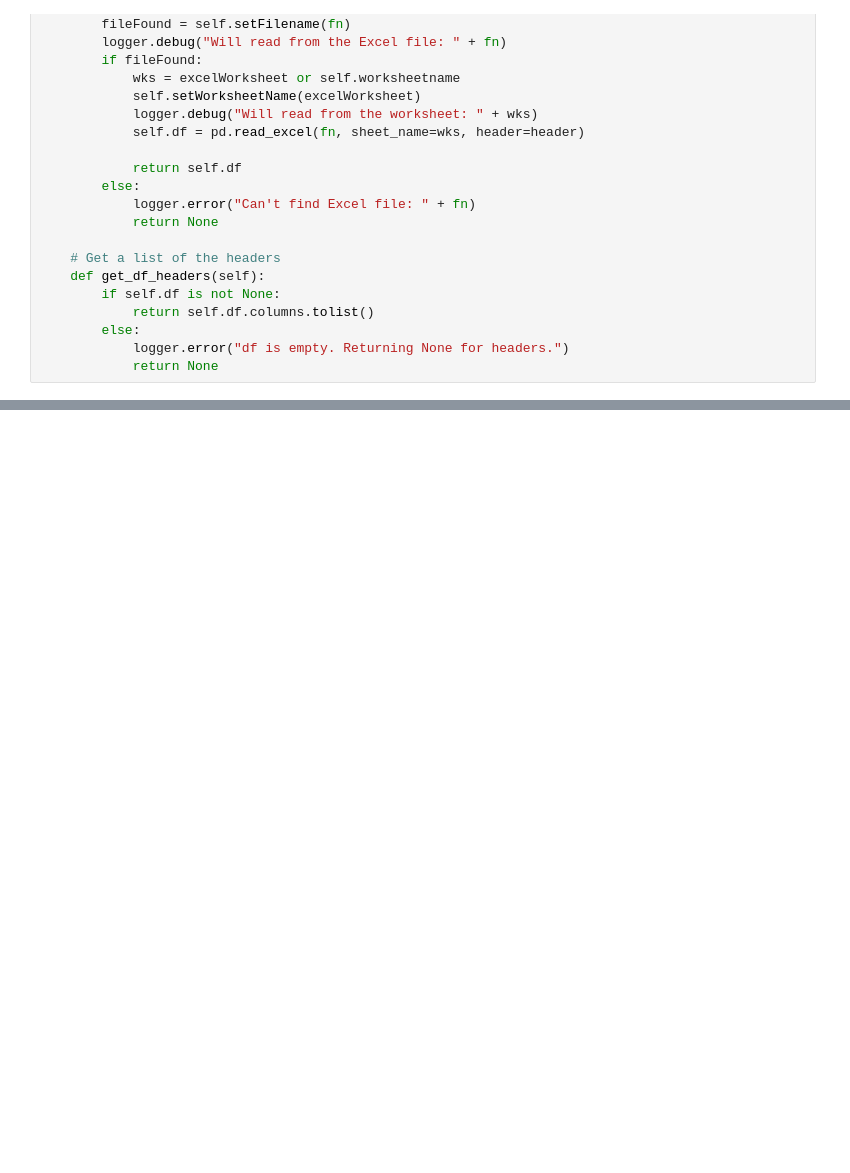
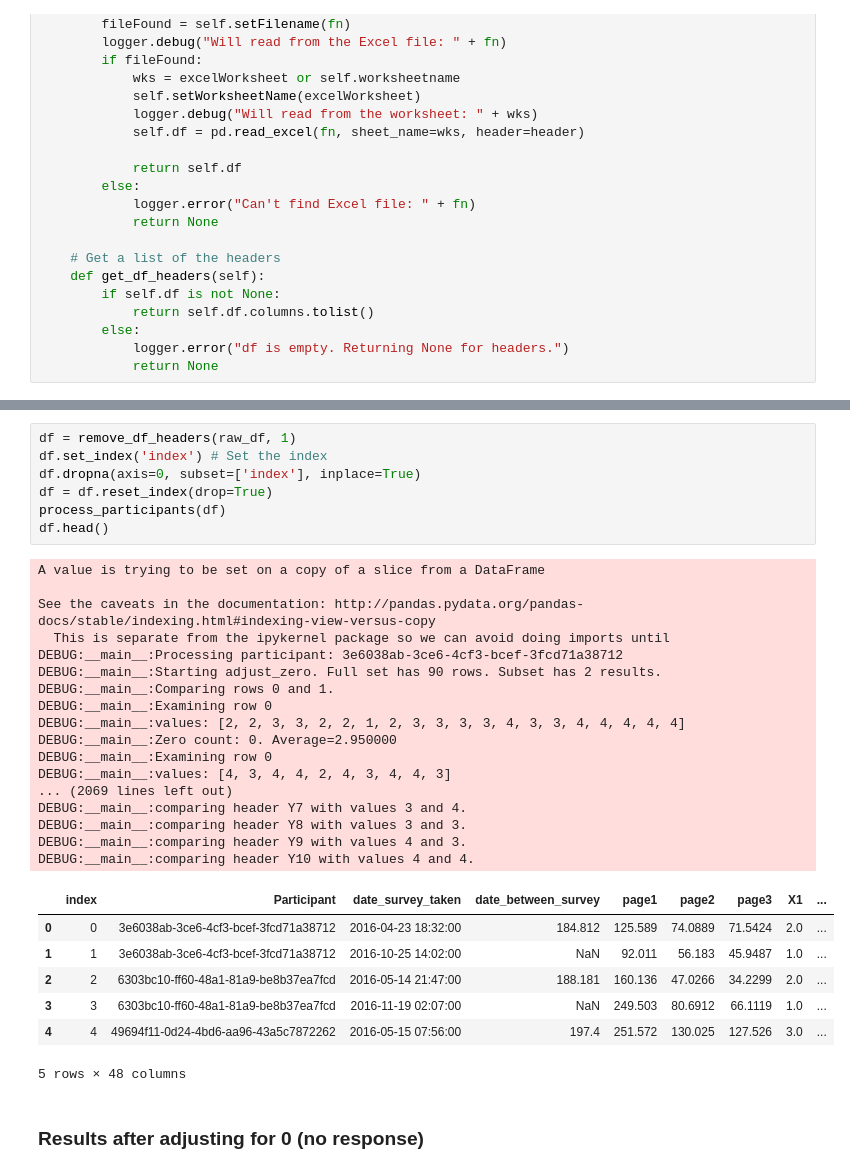
Before and after one commit to rajah9/pythonLibrary, a Jupyter notebook: Solomon MOES Quantitative data.ipynb, the cells around one changed output, grey strips where cells are left out. Drawn from its saved outputs; the diff is of its cells as text; blank space fills up the shorter version.

```diff
--- a/Solomon MOES Quantitative data.ipynb
+++ b/Solomon MOES Quantitative data.ipynb
@@ -199,0 +303,34 @@ dtype: object
+# %%
+df = remove_df_headers(raw_df, 1)
+df.set_index('index') # Set the index
+df.dropna(axis=0, subset=['index'], inplace=True)
+df = df.reset_index(drop=True)
+process_participants(df)
+df.head()
+# %% [output]
+A value is trying to be set on a copy of a slice from a DataFrame
+
+See the caveats in the documentation: http://pandas.pydata.org/pandas-docs/stable/indexing.html#indexing-view-versus-copy
+  This is separate from the ipykernel package so we can avoid doing imports until
+DEBUG:__main__:Processing participant: 3e6038ab-3ce6-4cf3-bcef-3fcd71a38712
+DEBUG:__main__:Starting adjust_zero. Full set has 90 rows. Subset has 2 results.
+DEBUG:__main__:Comparing rows 0 and 1.
+DEBUG:__main__:Examining row 0
+DEBUG:__main__:values: [2, 2, 3, 3, 2, 2, 1, 2, 3, 3, 3, 3, 4, 3, 3, 4, 4, 4, 4, 4]
+DEBUG:__main__:Zero count: 0. Average=2.950000
+DEBUG:__main__:Examining row 0
+DEBUG:__main__:values: [4, 3, 4, 4, 2, 4, 3, 4, 4, 3]
+... (2069 lines left out)
+DEBUG:__main__:comparing header Y7 with values 3 and 4.
+DEBUG:__main__:comparing header Y8 with values 3 and 3.
+DEBUG:__main__:comparing header Y9 with values 4 and 3.
+DEBUG:__main__:comparing header Y10 with values 4 and 4.
+|  | index | Participant | date_survey_taken | date_between_survey | page1 | page2 | page3 | X1 | ... |
+| 0 | 0 | 3e6038ab-3ce6-4cf3-bcef-3fcd71a38712 | 2016-04-23 18:32:00 | 184.812 | 125.589 | 74.0889 | 71.5424 | 2.0 | ... |
+| 1 | 1 | 3e6038ab-3ce6-4cf3-bcef-3fcd71a38712 | 2016-10-25 14:02:00 | NaN | 92.011 | 56.183 | 45.9487 | 1.0 | ... |
+| 2 | 2 | 6303bc10-ff60-48a1-81a9-be8b37ea7fcd | 2016-05-14 21:47:00 | 188.181 | 160.136 | 47.0266 | 34.2299 | 2.0 | ... |
+| 3 | 3 | 6303bc10-ff60-48a1-81a9-be8b37ea7fcd | 2016-11-19 02:07:00 | NaN | 249.503 | 80.6912 | 66.1119 | 1.0 | ... |
+| 4 | 4 | 49694f11-0d24-4bd6-aa96-43a5c7872262 | 2016-05-15 07:56:00 | 197.4 | 251.572 | 130.025 | 127.526 | 3.0 | ... |
+5 rows × 48 columns
+# %% [markdown]
+### Results after adjusting for 0 (no response)
```
Also changed, not shown: parts of 16 cells of this notebook, 1 other file.
